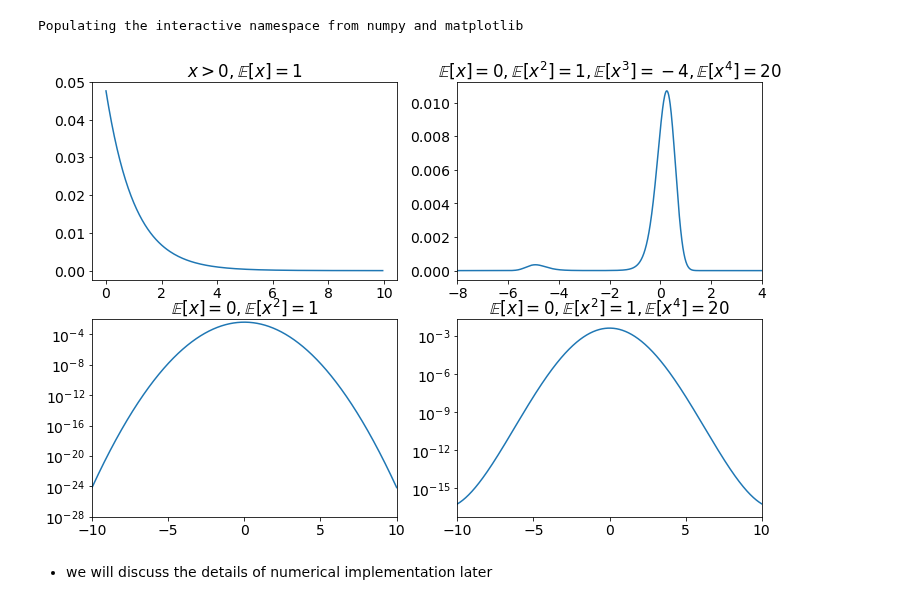
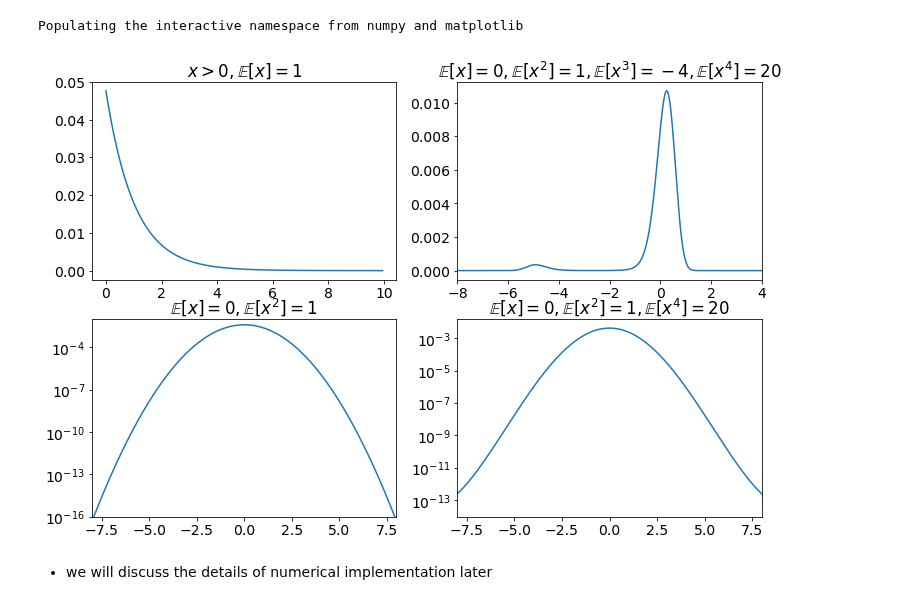
Before and after one commit to yadongli/nyumath2048, a Jupyter notebook: Lecture10.ipynb, the cells around one changed output. Saved outputs shown, nothing was run; the diff lists cells and outputs as text; code cells hidden in the pictures.

```diff
--- a/Lecture10.ipynb
+++ b/Lecture10.ipynb
@@ -193,42 +198,42 @@ plot(x, dual.dist(res.x));
 title('$x>0, \mathbb{E}[x]=1$');
 
 subplot(2, 2, 3)
-x = np.arange(-15., 15., .01)
+x = np.arange(-13., 13., .01)
 a = np.array([x, x*x])
 u = np.array([0., 1.])
 e = np.array([0., 0.])
 q = np.ones(np.size(x))/len(q)
 dual = me.MaxEntDual(q, a, u, e)
 
 res = minimize(dual.dual, np.zeros(len(u)), jac=dual.grad, method="BFGS")
 semilogy(x, dual.dist(res.x))
-xlim(-10, 10)
-ylim(1e-28, 1e-2)
+xlim(-8, 8)
+ylim(1e-16, 1e-2)
 title('$\mathbb{E}[x] = 0, \mathbb{E}[x^2] = 1$');
 
 subplot(2, 2, 4)
 a = np.vstack([a, x*x*x*x])
 u = np.append(u, 20)
 e = np.append(e, 0)
 dual = me.MaxEntDual(q, a, u, e)
 
 res = minimize(dual.dual, np.zeros(len(u)), jac=dual.grad, method="BFGS")
 semilogy(x, dual.dist(res.x))
-xlim(-10, 10)
+xlim(-8, 8)
 title('$\mathbb{E}[x] = 0, \mathbb{E}[x^2] = 1, \mathbb{E}[x^4] = 20$');
 
 subplot(2, 2, 2)
 a = np.vstack([a, x*x*x])
 u = np.append(u, -4)
 e = np.append(e, 0)
 dual = me.MaxEntDual(q, a, u, e)
 
 res = minimize(dual.dual, np.zeros(len(u)), jac=dual.grad, method="BFGS")
 plot(x, dual.dist(res.x))
 xlim(-8, 4)
 title('$\mathbb{E}[x] = 0, \mathbb{E}[x^2] = 1, \mathbb{E}[x^3] = -4, \mathbb{E}[x^4] = 20$');
 # %% [output]
-[figure, old version]
+[figure, new version]
 # %% [markdown]
 * we will discuss the details of numerical implementation later
 # %% [markdown]
```
Also changed, not shown: parts of 1 cell of this notebook, 6 other files.
